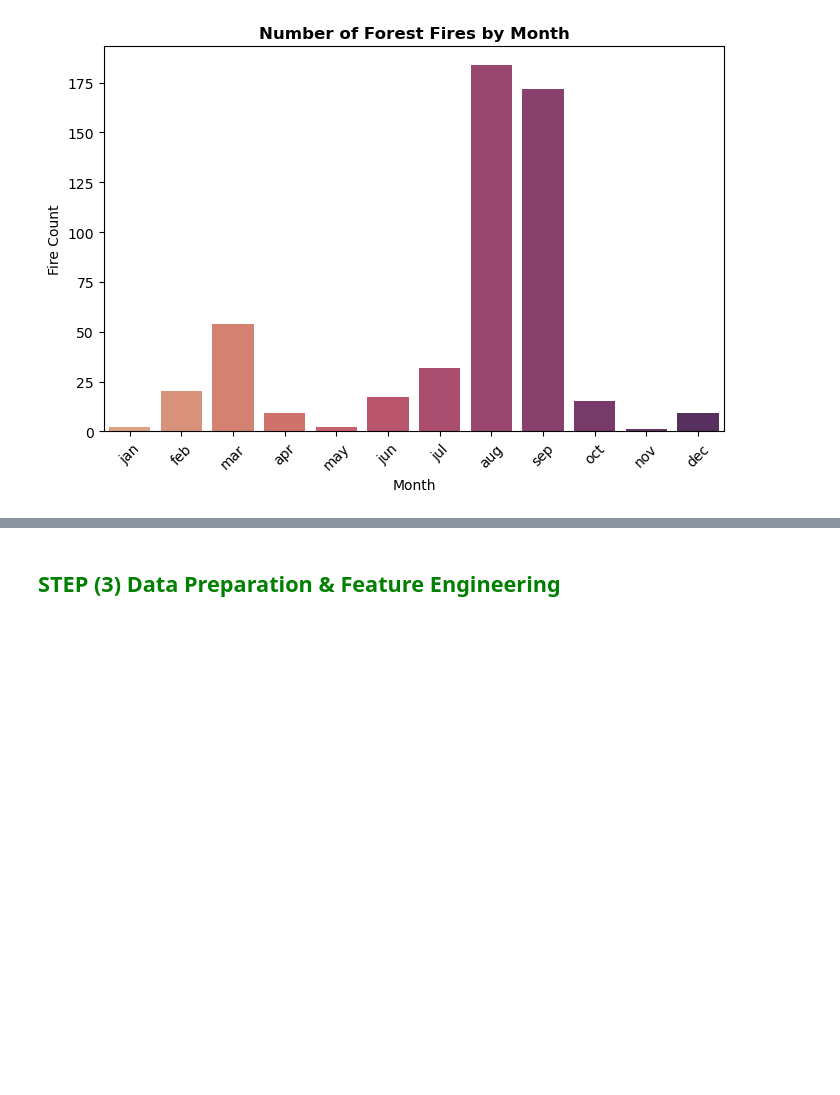
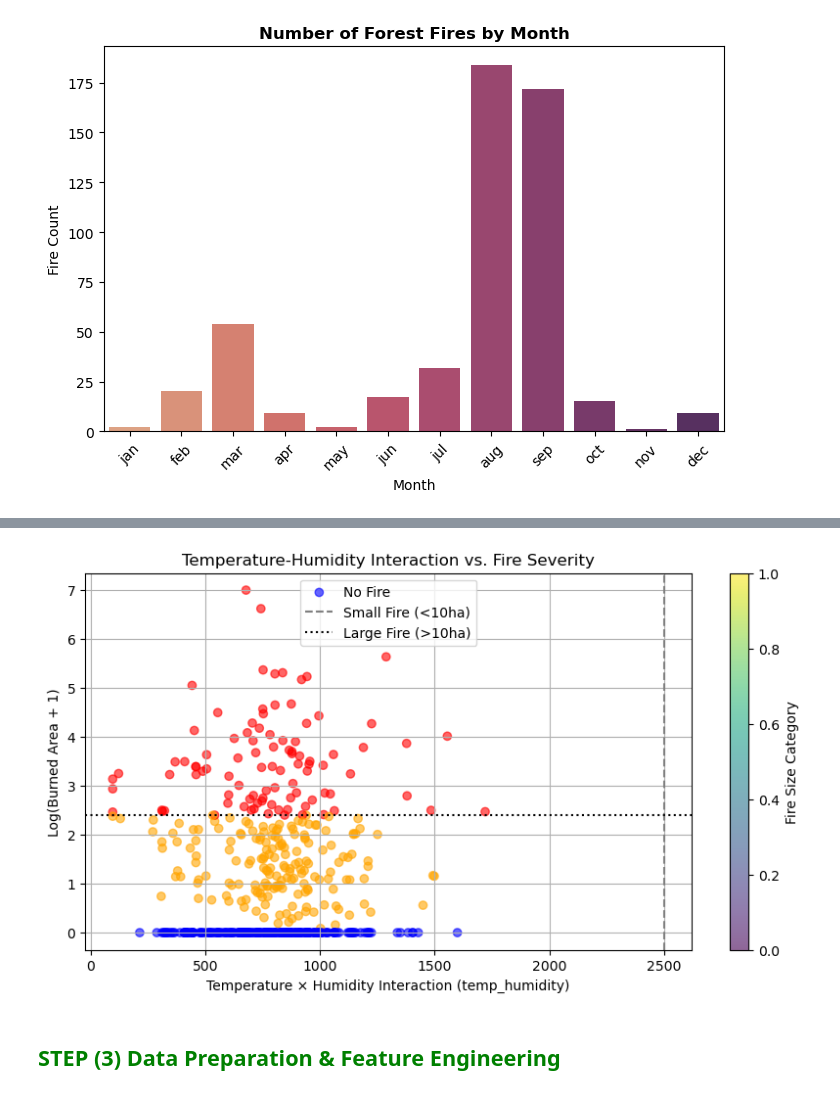
Before and after one commit to Avx11/ML_Project, a Jupyter notebook: ML_Project_Template.ipynb, the cells around one changed output, grey strips where cells are left out. Drawn from its saved outputs; the diff is of its cells as text; code cells hidden in the pictures; blank space fills up the shorter version.

```diff
--- a/ML_Project_Template.ipynb
+++ b/ML_Project_Template.ipynb
@@ -319,3 +321,28 @@ plt.show()
+# %%
+plt.figure(figsize=(10, 5))
+
+# Create scatter plot colored by fire occurrence
+plt.scatter(
+    x=data['temp'] * data['humidity'],  # temp_humidity interaction
+    y=data['area'].apply(lambda x: np.log1p(x)),  # Log-transformed area
+    c=data['area'].apply(lambda x: 'red' if x > 10 else ('orange' if x > 0 else 'blue')),
+    alpha=0.6
+)
+
+# Add reference lines
+plt.axvline(x=2500, color='gray', linestyle='--', label='High Heat-Low Humidity Threshold')
+plt.axhline(y=np.log1p(10), color='black', linestyle=':', label='Large Fire Threshold (10ha)')
+
+# Formatting
+plt.xlabel('Temperature × Humidity Interaction (temp_humidity)')
+plt.ylabel('Log(Burned Area + 1)')
+plt.title('Temperature-Humidity Interaction vs. Fire Severity')
+plt.legend(['No Fire', 'Small Fire (<10ha)', 'Large Fire (>10ha)', 'Threshold'])
+plt.grid(True)
+plt.colorbar(label='Fire Size Category')
+plt.show()
+# %% [output]
+[figure, added]
 # %% [markdown]
 ## <b> <font color=green> STEP (3) Data Preparation & Feature Engineering </font> </b>
 # %% [markdown]
```
Also changed, not shown: parts of 98 cells of this notebook.
